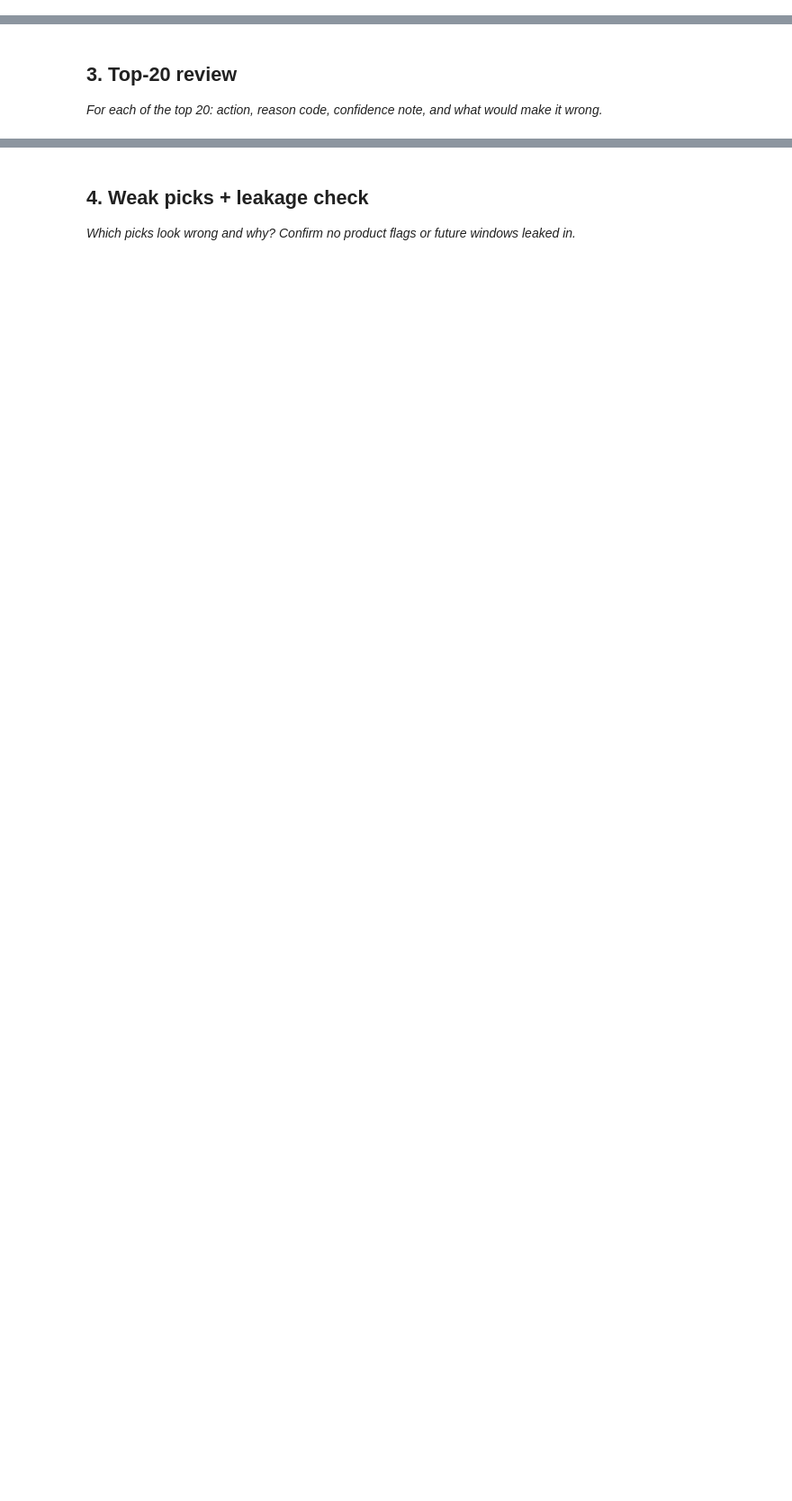
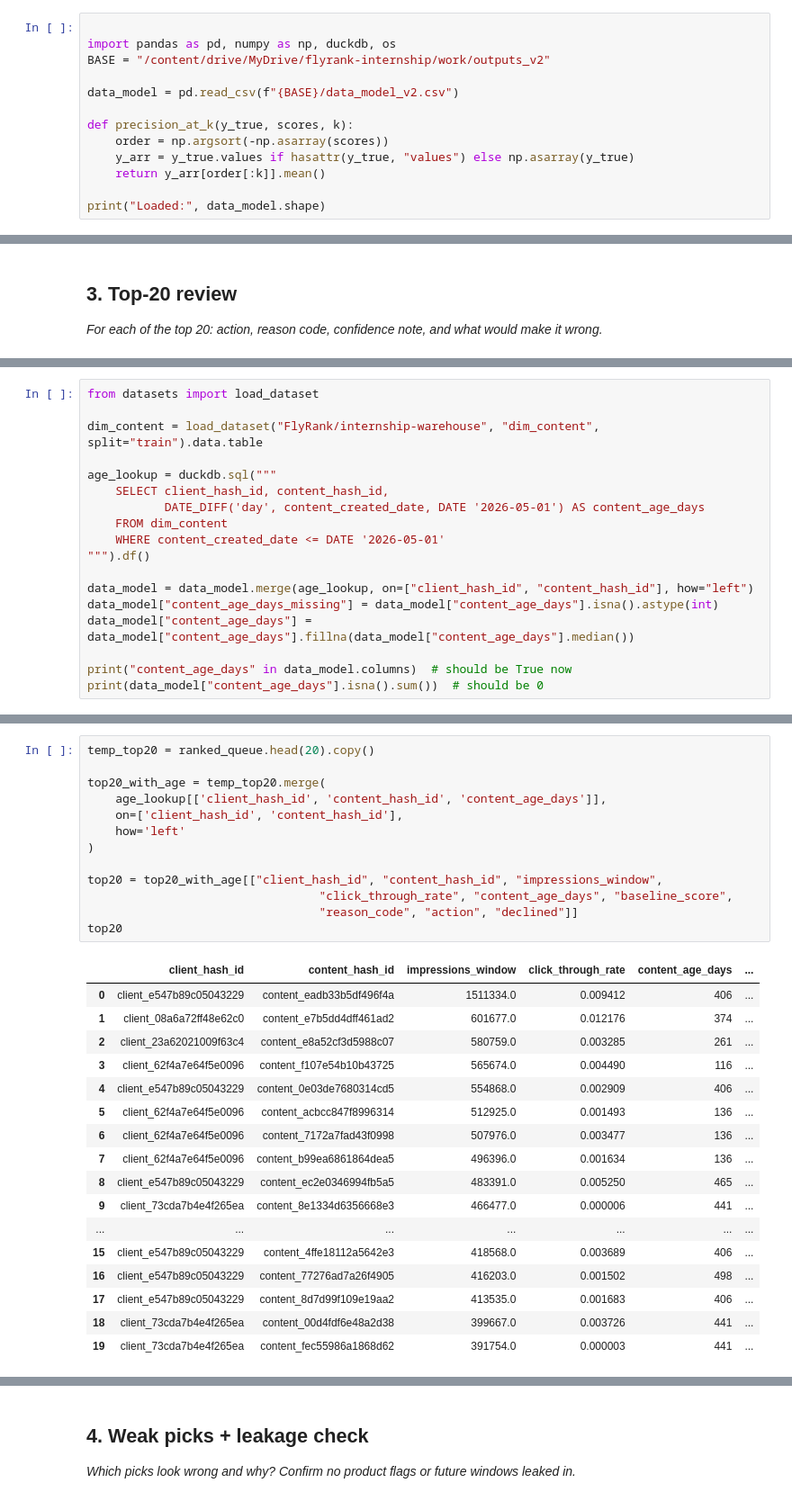
Before and after one commit to Zainab-Aijaz/FlyRank_ML_Assignment_Internship, a Jupyter notebook: work/notebooks/w04_baseline_score.ipynb, the cells around one changed output, grey strips where cells are left out. Shown at 90% size. Cells and saved outputs as stored; diff of their text form; blank space fills up the shorter version.

```diff
--- a/work/notebooks/w04_baseline_score.ipynb
+++ b/work/notebooks/w04_baseline_score.ipynb
@@ -199,0 +42,13 @@ Attack 2 (clicks_diff) AUC: 1.0
+# %%
+
+import pandas as pd, numpy as np, duckdb, os
+BASE = "/content/drive/MyDrive/flyrank-internship/work/outputs_v2"
+
+data_model = pd.read_csv(f"{BASE}/data_model_v2.csv")
+
+def precision_at_k(y_true, scores, k):
+    order = np.argsort(-np.asarray(scores))
+    y_arr = y_true.values if hasattr(y_true, "values") else np.asarray(y_true)
+    return y_arr[order[:k]].mean()
+
+print("Loaded:", data_model.shape)
@@ -501,0 +165,18 @@ ranked.head(20)[["client_hash_id", "content_hash_id", "score", "reason_code", "a
+# %%
+from datasets import load_dataset
+
+dim_content = load_dataset("FlyRank/internship-warehouse", "dim_content", split="train").data.table
+
+age_lookup = duckdb.sql("""
+    SELECT client_hash_id, content_hash_id,
+           DATE_DIFF('day', content_created_date, DATE '2026-05-01') AS content_age_days
+    FROM dim_content
+    WHERE content_created_date <= DATE '2026-05-01'
+""").df()
+
+data_model = data_model.merge(age_lookup, on=["client_hash_id", "content_hash_id"], how="left")
+data_model["content_age_days_missing"] = data_model["content_age_days"].isna().astype(int)
+data_model["content_age_days"] = data_model["content_age_days"].fillna(data_model["content_age_days"].median())
+
+print("content_age_days" in data_model.columns)  # should be True now
+print(data_model["content_age_days"].isna().sum())  # should be 0
@@ -501,0 +191,31 @@ ranked.head(20)[["client_hash_id", "content_hash_id", "score", "reason_code", "a
+# %%
+temp_top20 = ranked_queue.head(20).copy()
+
+top20_with_age = temp_top20.merge(
+    age_lookup[['client_hash_id', 'content_hash_id', 'content_age_days']],
+    on=['client_hash_id', 'content_hash_id'],
+    how='left'
+)
+
+top20 = top20_with_age[["client_hash_id", "content_hash_id", "impressions_window",
+                                 "click_through_rate", "content_age_days", "baseline_score",
+                                 "reason_code", "action", "declined"]]
+top20
+# %% [output]
+|  | client_hash_id | content_hash_id | impressions_window | click_through_rate | content_age_days | ... |
+| 0 | client_e547b89c05043229 | content_eadb33b5df496f4a | 1511334.0 | 0.009412 | 406 | ... |
+| 1 | client_08a6a72ff48e62c0 | content_e7b5dd4dff461ad2 | 601677.0 | 0.012176 | 374 | ... |
+| 2 | client_23a62021009f63c4 | content_e8a52cf3d5988c07 | 580759.0 | 0.003285 | 261 | ... |
+| 3 | client_62f4a7e64f5e0096 | content_f107e54b10b43725 | 565674.0 | 0.004490 | 116 | ... |
+| 4 | client_e547b89c05043229 | content_0e03de7680314cd5 | 554868.0 | 0.002909 | 406 | ... |
+| 5 | client_62f4a7e64f5e0096 | content_acbcc847f8996314 | 512925.0 | 0.001493 | 136 | ... |
+| 6 | client_62f4a7e64f5e0096 | content_7172a7fad43f0998 | 507976.0 | 0.003477 | 136 | ... |
+| 7 | client_62f4a7e64f5e0096 | content_b99ea6861864dea5 | 496396.0 | 0.001634 | 136 | ... |
+| 8 | client_e547b89c05043229 | content_ec2e0346994fb5a5 | 483391.0 | 0.005250 | 465 | ... |
+| 9 | client_73cda7b4e4f265ea | content_8e1334d6356668e3 | 466477.0 | 0.000006 | 441 | ... |
+| ... | ... | ... | ... | ... | ... | ... |
+| 15 | client_e547b89c05043229 | content_4ffe18112a5642e3 | 418568.0 | 0.003689 | 406 | ... |
+| 16 | client_e547b89c05043229 | content_77276ad7a26f4905 | 416203.0 | 0.001502 | 498 | ... |
+| 17 | client_e547b89c05043229 | content_8d7d99f109e19aa2 | 413535.0 | 0.001683 | 406 | ... |
+| 18 | client_73cda7b4e4f265ea | content_00d4fdf6e48a2d38 | 399667.0 | 0.003726 | 441 | ... |
+| 19 | client_73cda7b4e4f265ea | content_fec55986a1868d62 | 391754.0 | 0.000003 | 441 | ... |
```
Also changed, not shown: parts of 43 cells of this notebook.
